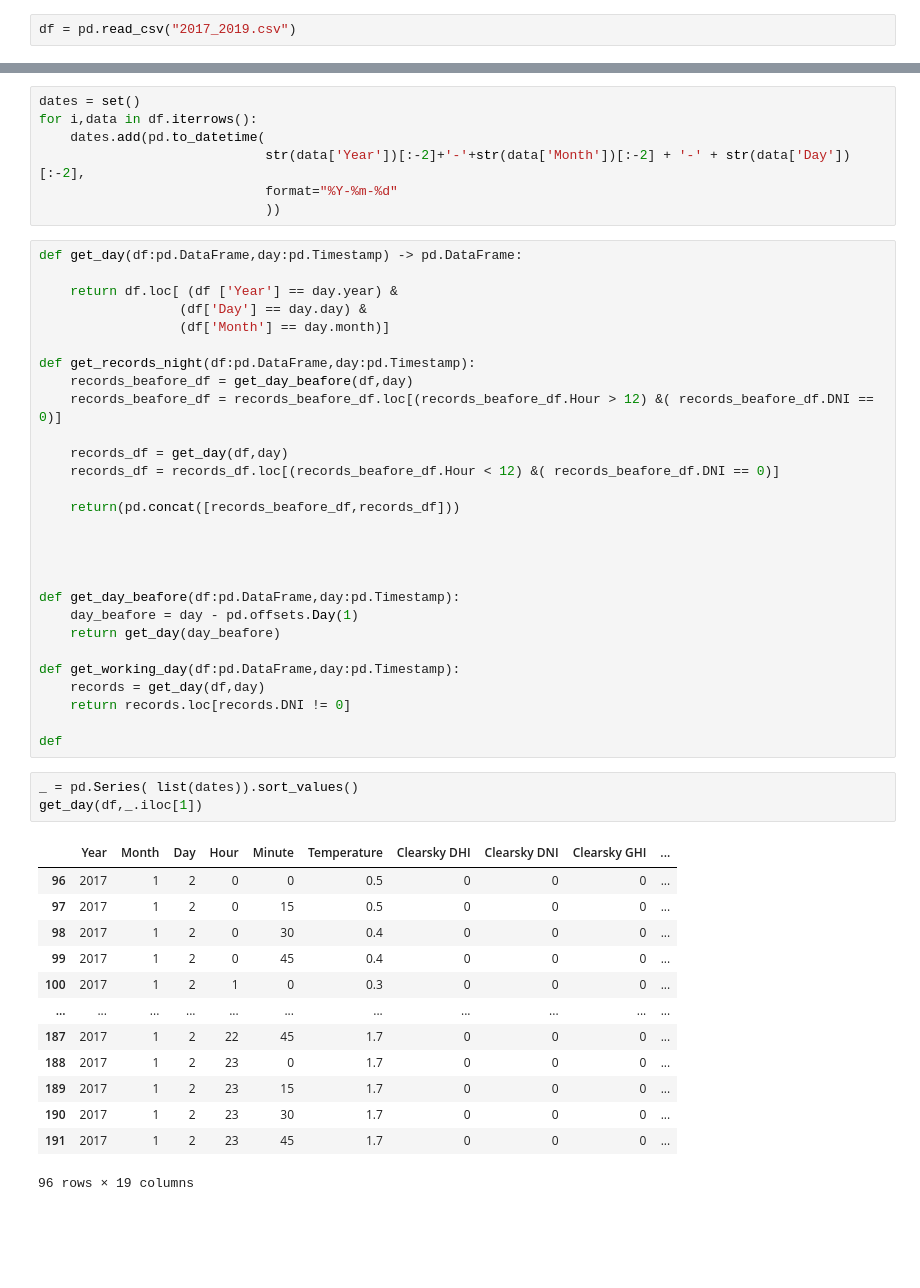
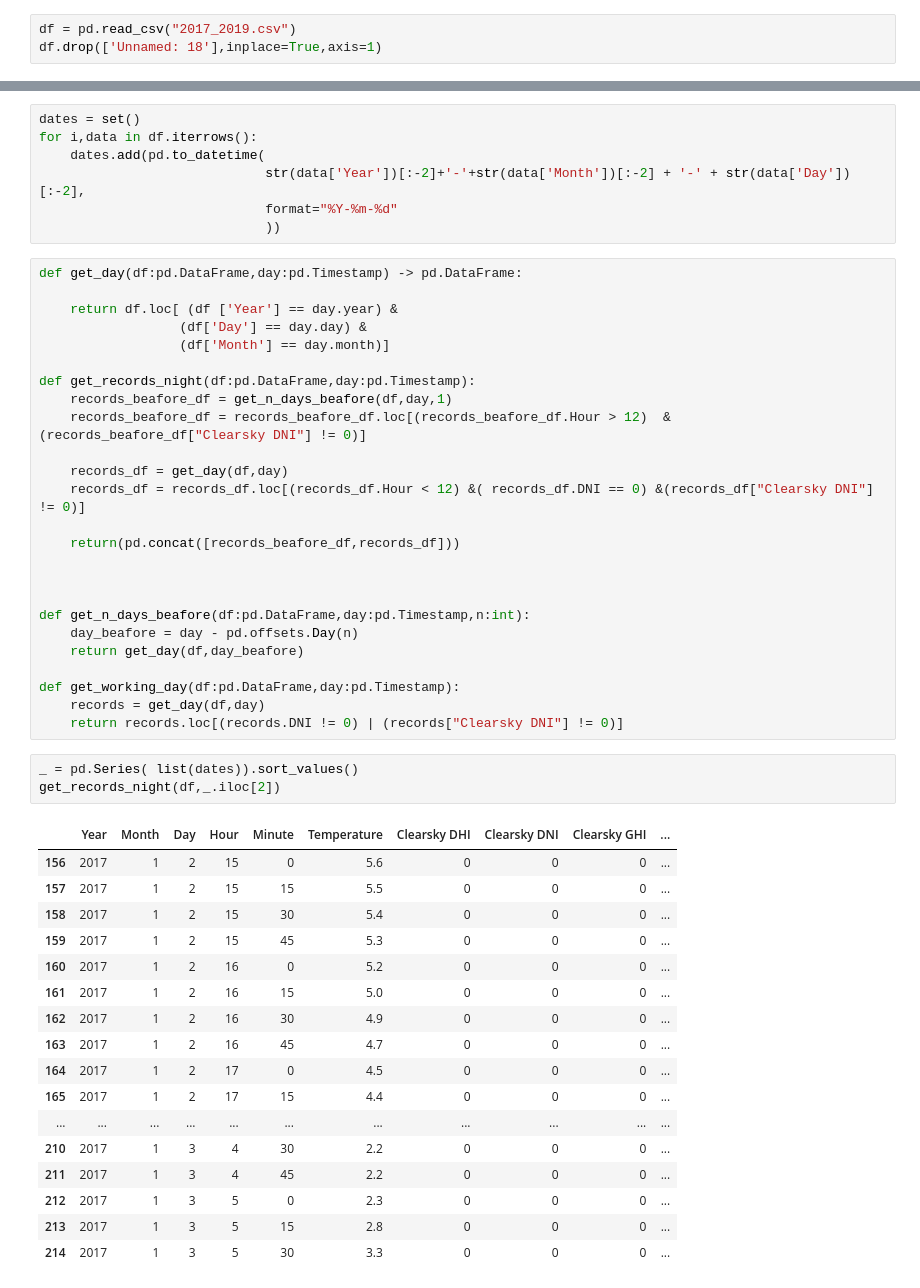
Before and after one commit to KTFish/Golem0_BITEhack2023, a Jupyter notebook: Records Preparation.ipynb, the cells around one changed output, grey strips where cells are left out. Saved outputs shown, nothing was run; the diff lists cells and outputs as text; blank space fills up the shorter version.

```diff
--- a/Records Preparation.ipynb
+++ b/Records Preparation.ipynb
@@ -3,2 +4,3 @@ import pandas as pd
 # %%
 df = pd.read_csv("2017_2019.csv")
+df.drop(['Unnamed: 18'],inplace=True,axis=1)
@@ -33,40 +19,41 @@ def get_day(df:pd.DataFrame,day:pd.Timestamp) -> pd.DataFrame:
                   (df['Month'] == day.month)]
 
 def get_records_night(df:pd.DataFrame,day:pd.Timestamp):
-    records_beafore_df = get_day_beafore(df,day)
-    records_beafore_df = records_beafore_df.loc[(records_beafore_df.Hour > 12) &( records_beafore_df.DNI == 0)]
+    records_beafore_df = get_n_days_beafore(df,day,1)
+    records_beafore_df = records_beafore_df.loc[(records_beafore_df.Hour > 12)  & (records_beafore_df["Clearsky DNI"] != 0)]
 
     records_df = get_day(df,day)
-    records_df = records_df.loc[(records_beafore_df.Hour < 12) &( records_beafore_df.DNI == 0)]
+    records_df = records_df.loc[(records_df.Hour < 12) &( records_df.DNI == 0) &(records_df["Clearsky DNI"] != 0)]
 
     return(pd.concat([records_beafore_df,records_df]))
 
 
 
-
-def get_day_beafore(df:pd.DataFrame,day:pd.Timestamp):
-    day_beafore = day - pd.offsets.Day(1)
-    return get_day(day_beafore)
+def get_n_days_beafore(df:pd.DataFrame,day:pd.Timestamp,n:int):
+    day_beafore = day - pd.offsets.Day(n)
+    return get_day(df,day_beafore)
 
 def get_working_day(df:pd.DataFrame,day:pd.Timestamp):
     records = get_day(df,day)
-    return records.loc[records.DNI != 0]
-
-def
+    return records.loc[(records.DNI != 0) | (records["Clearsky DNI"] != 0)]
 # %%
 _ = pd.Series( list(dates)).sort_values()
-get_day(df,_.iloc[1])
+get_records_night(df,_.iloc[2])
 # %% [output]
 |  | Year | Month | Day | Hour | Minute | Temperature | Clearsky DHI | Clearsky DNI | Clearsky GHI | ... |
-| 96 | 2017 | 1 | 2 | 0 | 0 | 0.5 | 0 | 0 | 0 | ... |
-| 97 | 2017 | 1 | 2 | 0 | 15 | 0.5 | 0 | 0 | 0 | ... |
-| 98 | 2017 | 1 | 2 | 0 | 30 | 0.4 | 0 | 0 | 0 | ... |
-| 99 | 2017 | 1 | 2 | 0 | 45 | 0.4 | 0 | 0 | 0 | ... |
-| 100 | 2017 | 1 | 2 | 1 | 0 | 0.3 | 0 | 0 | 0 | ... |
+| 156 | 2017 | 1 | 2 | 15 | 0 | 5.6 | 0 | 0 | 0 | ... |
+| 157 | 2017 | 1 | 2 | 15 | 15 | 5.5 | 0 | 0 | 0 | ... |
+| 158 | 2017 | 1 | 2 | 15 | 30 | 5.4 | 0 | 0 | 0 | ... |
+| 159 | 2017 | 1 | 2 | 15 | 45 | 5.3 | 0 | 0 | 0 | ... |
+| 160 | 2017 | 1 | 2 | 16 | 0 | 5.2 | 0 | 0 | 0 | ... |
+| 161 | 2017 | 1 | 2 | 16 | 15 | 5.0 | 0 | 0 | 0 | ... |
+| 162 | 2017 | 1 | 2 | 16 | 30 | 4.9 | 0 | 0 | 0 | ... |
+| 163 | 2017 | 1 | 2 | 16 | 45 | 4.7 | 0 | 0 | 0 | ... |
+| 164 | 2017 | 1 | 2 | 17 | 0 | 4.5 | 0 | 0 | 0 | ... |
+| 165 | 2017 | 1 | 2 | 17 | 15 | 4.4 | 0 | 0 | 0 | ... |
 | ... | ... | ... | ... | ... | ... | ... | ... | ... | ... | ... |
-| 187 | 2017 | 1 | 2 | 22 | 45 | 1.7 | 0 | 0 | 0 | ... |
-| 188 | 2017 | 1 | 2 | 23 | 0 | 1.7 | 0 | 0 | 0 | ... |
-| 189 | 2017 | 1 | 2 | 23 | 15 | 1.7 | 0 | 0 | 0 | ... |
-| 190 | 2017 | 1 | 2 | 23 | 30 | 1.7 | 0 | 0 | 0 | ... |
-| 191 | 2017 | 1 | 2 | 23 | 45 | 1.7 | 0 | 0 | 0 | ... |
+| 210 | 2017 | 1 | 3 | 4 | 30 | 2.2 | 0 | 0 | 0 | ... |
+| 211 | 2017 | 1 | 3 | 4 | 45 | 2.2 | 0 | 0 | 0 | ... |
+| 212 | 2017 | 1 | 3 | 5 | 0 | 2.3 | 0 | 0 | 0 | ... |
+| 213 | 2017 | 1 | 3 | 5 | 15 | 2.8 | 0 | 0 | 0 | ... |
+| 214 | 2017 | 1 | 3 | 5 | 30 | 3.3 | 0 | 0 | 0 | ... |
-96 rows × 19 columns
```
Also changed, not shown: parts of 8 cells of this notebook.
